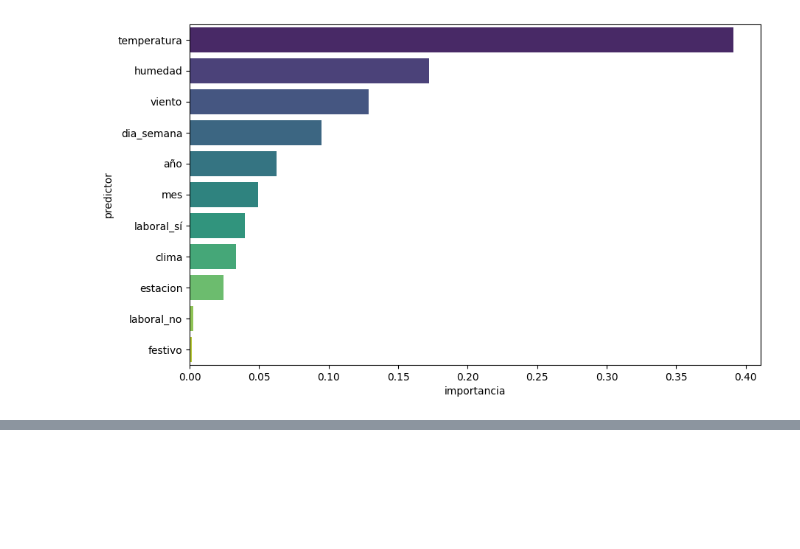
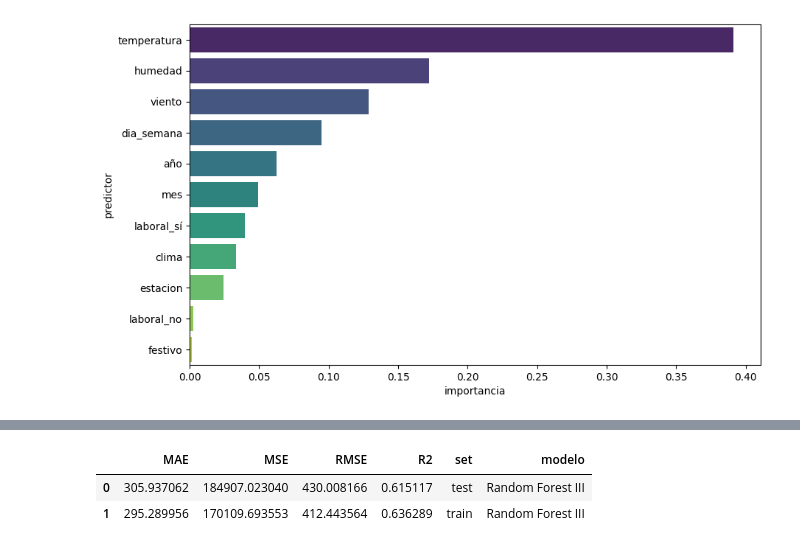
Before and after one commit to CrisSangrador/proyecto-alquiler-bicicletas, a Jupyter notebook: modelo_casual.ipynb, the cells around one changed output, grey strips where cells are left out. Cells and saved outputs as stored; diff of their text form; code cells hidden in the pictures; blank space fills up the shorter version.

Commit message:
mejora metricas

```diff
--- a/modelo_casual.ipynb
+++ b/modelo_casual.ipynb
@@ -354,0 +361,10 @@ plt.show()
+# %%
+gs_rf2 = GridSearchCV(
+            estimator = RandomForestRegressor(),
+            param_grid = parametros4,
+            cv = 10,
+            verbose = 0,
+            return_train_score = True,
+            scoring = "neg_mean_squared_error")
+# %%
+gs_rf2.fit(x_train, y_train)
@@ -354,0 +393,7 @@ plt.show()
+# %%
+df_resultados5 = metricas(y_test, y_train, y_pred_test_rf3, y_pred_train_rf3, "Random Forest III")
+df_resultados5
+# %% [output]
+|  | MAE | MSE | RMSE | R2 | set | modelo |
+| 0 | 305.937062 | 184907.023040 | 430.008166 | 0.615117 | test | Random Forest III |
+| 1 | 295.289956 | 170109.693553 | 412.443564 | 0.636289 | train | Random Forest III |
```
Also changed, not shown: parts of 5 cells of this notebook, 2 other files.
